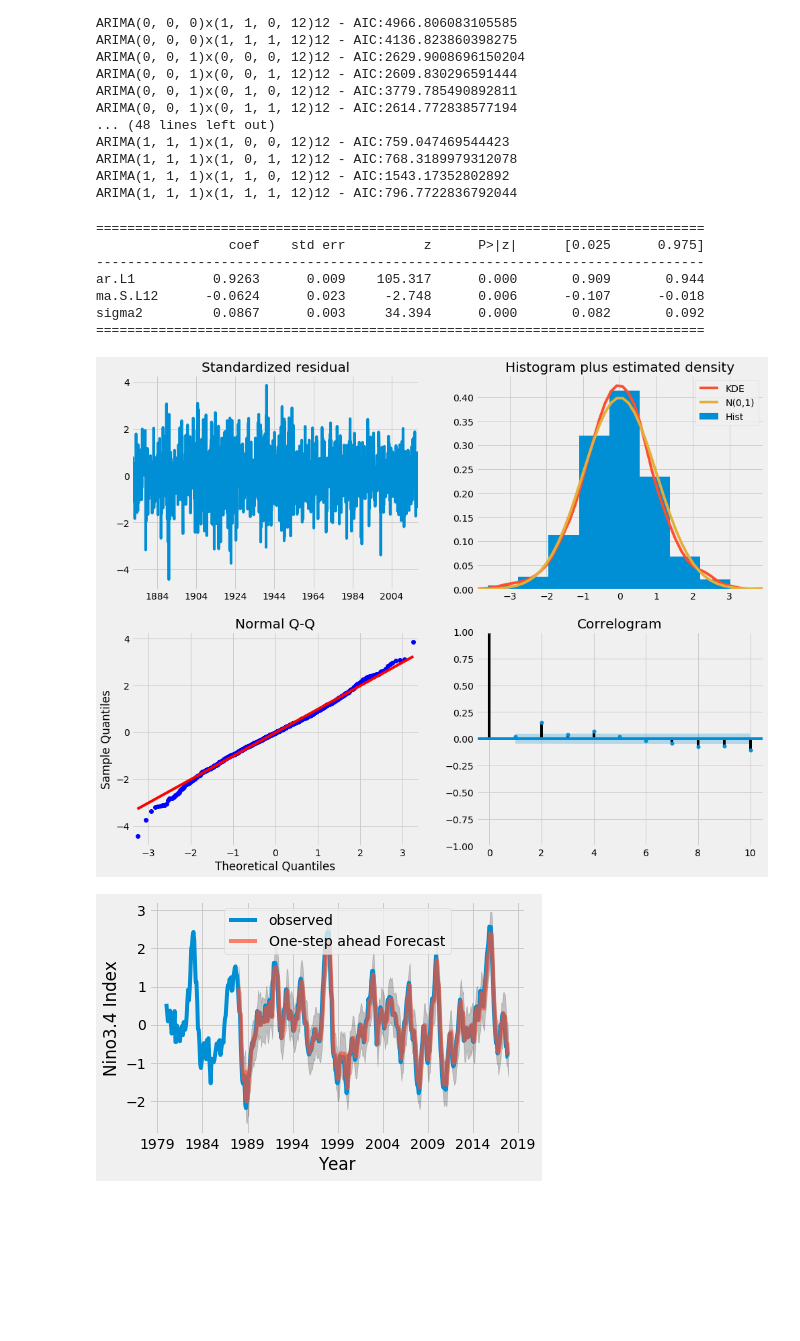
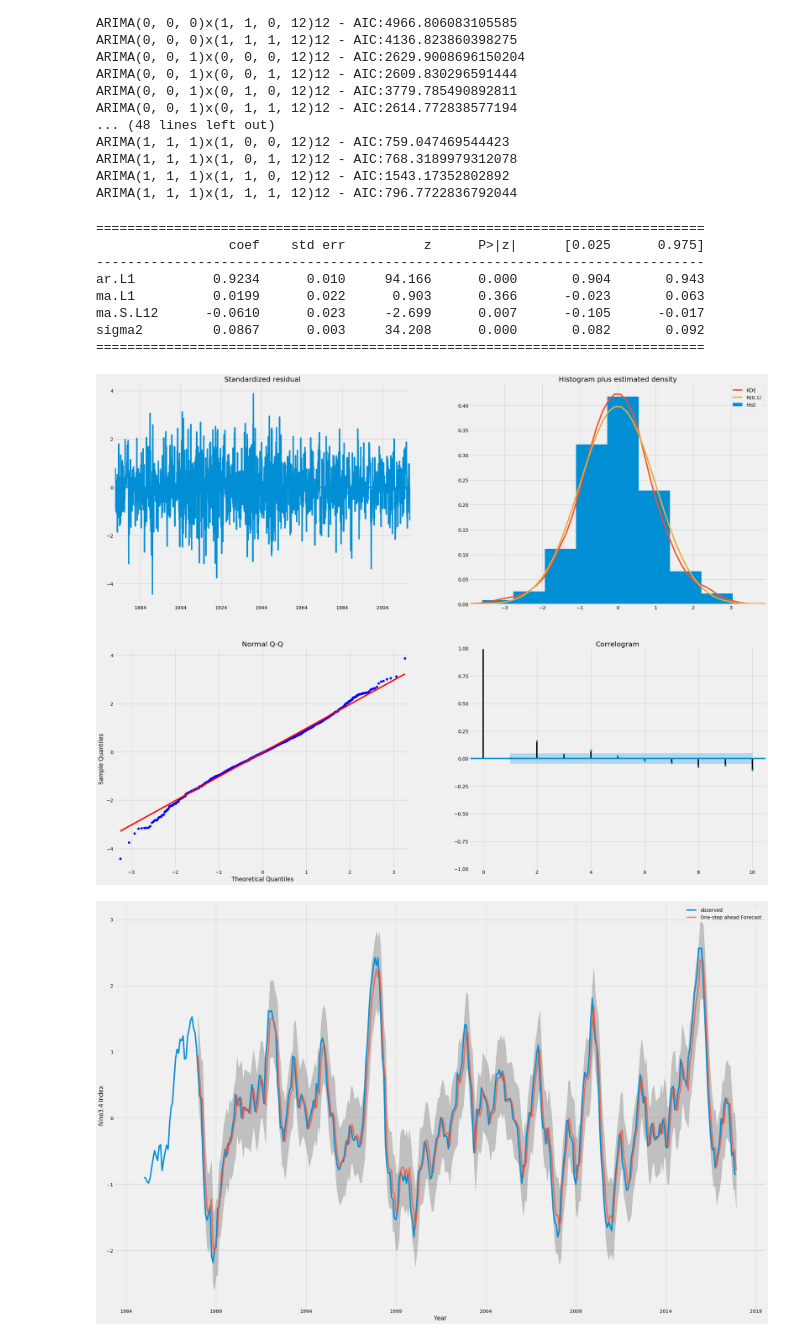
Before and after one commit to KrisCheng/Deep4Cli, a Jupyter notebook: single_nino_index/ARIMA_model/ARIMA_ENSO_no_preprocessing.ipynb, the cells around one changed output. Cells and saved outputs as stored; diff of their text form; code cells hidden in the pictures; blank space fills up the shorter version.

```diff
--- a/single_nino_index/ARIMA_model/ARIMA_ENSO_no_preprocessing.ipynb
+++ b/single_nino_index/ARIMA_model/ARIMA_ENSO_no_preprocessing.ipynb
@@ -98,7 +98,7 @@ ARIMA(1, 1, 1)x(1, 1, 0, 12)12 - AIC:1543.17352802892
 ARIMA(1, 1, 1)x(1, 1, 1, 12)12 - AIC:796.7722836792044
 # %%
 mod = sm.tsa.statespace.SARIMAX(series,
-                                order=(1, 0, 0),
+                                order=(1, 0, 1),
                                 seasonal_order=(0, 0, 1, 12),
                                 enforce_stationarity=False,
                                 enforce_invertibility=False)
@@ -110,33 +110,34 @@ print(results.summary().tables[1])
 ==============================================================================
                  coef    std err          z      P>|z|      [0.025      0.975]
 ------------------------------------------------------------------------------
-ar.L1          0.9263      0.009    105.317      0.000       0.909       0.944
-ma.S.L12      -0.0624      0.023     -2.748      0.006      -0.107      -0.018
-sigma2         0.0867      0.003     34.394      0.000       0.082       0.092
+ar.L1          0.9234      0.010     94.166      0.000       0.904       0.943
+ma.L1          0.0199      0.022      0.903      0.366      -0.023       0.063
+ma.S.L12      -0.0610      0.023     -2.699      0.007      -0.105      -0.017
+sigma2         0.0867      0.003     34.208      0.000       0.082       0.092
 ==============================================================================
 # %%
-results.plot_diagnostics(figsize=(15, 12))
+results.plot_diagnostics(figsize=(30, 24))
 plt.show()
 # %% [output]
-[figure, old version]
+[figure, new version]
 # %%
 pred = results.get_prediction(start=pd.to_datetime('1988-01-01'), dynamic=False)
 pred_ci = pred.conf_int()
 # %%
-ax = series['1980':].plot(label='observed')
+plt.figure(figsize=(30, 20))
+ax = series['1985':].plot(label='observed')
 pred.predicted_mean.plot(ax=ax, label='One-step ahead Forecast', alpha=.7)
 
 ax.fill_between(pred_ci.index,
                 pred_ci.iloc[:, 0],
                 pred_ci.iloc[:, 1], color='k', alpha=.2)
 
 ax.set_xlabel('Year')
 ax.set_ylabel('Nino3.4 Index')
 plt.legend()
-
 plt.show()
 # %% [output]
-[figure, old version]
+[figure, new version]
 # %%
 # One-step ahead Forecast
 y_forecasted = pred.predicted_mean
```
Also changed, not shown: parts of 5 cells of this notebook, 2 other files.
